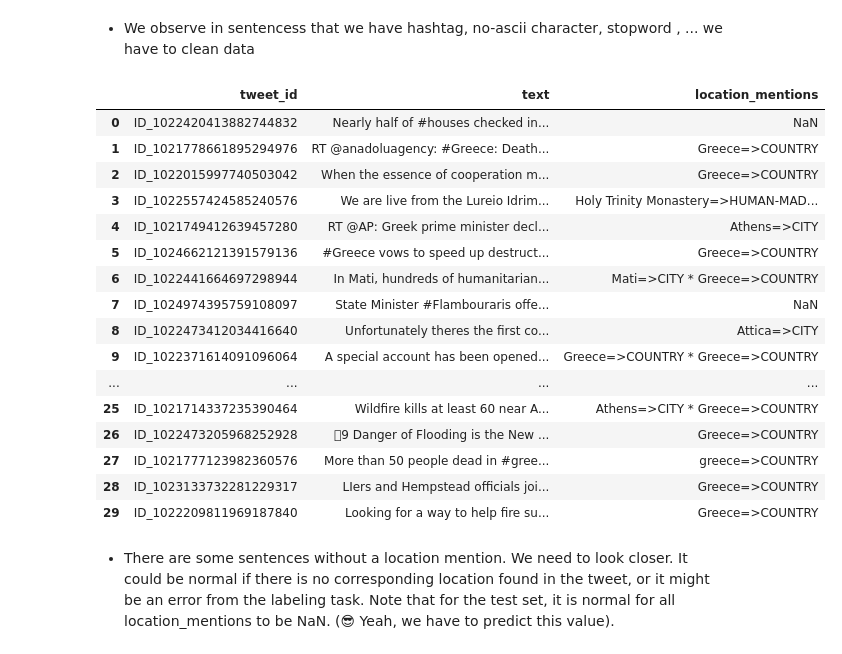
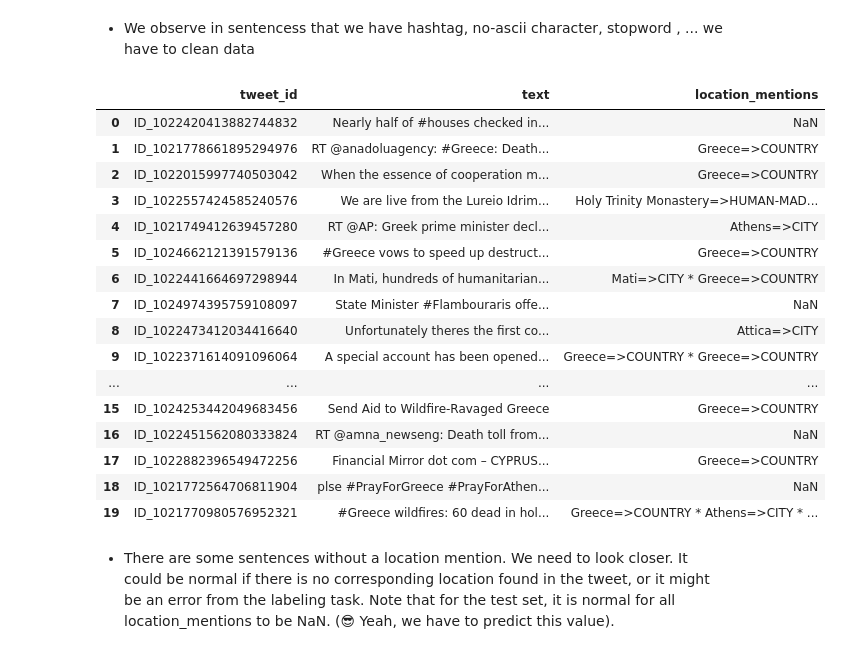
Before and after one commit to Genereux-akotenou/MSL-Location-Mention-Recognition, a Jupyter notebook: approach_3/transformers_3.ipynb, the cells around one changed output. Saved outputs shown, nothing was run; the diff lists cells and outputs as text; code cells hidden in the pictures.

```diff
--- a/approach_3/transformers_3.ipynb
+++ b/approach_3/transformers_3.ipynb
@@ -29,21 +25,29 @@ Requirement already satisfied: tqdm in /opt/anaconda3/lib/python3.11/site-packag
 # %%
 # general utils
+import werpy
 import numpy as np
 import pandas as pd
+import seaborn as sns
 import stanza, os, sys
+import matplotlib.pyplot as plt
 from sklearn.model_selection import train_test_split
 from sklearn.preprocessing import LabelEncoder
 from sklearn.metrics import accuracy_score
 from simpletransformers.ner import NERModel, NERArgs
-pd.set_option('display.max_colwidth', 1000)
+pd.set_option('display.max_colwidth', 500)
 
 # utils setup
 current_directory = os.getcwd()
 root_directory = os.path.abspath(os.path.join(current_directory, os.pardir))
 sys.path.append(root_directory)
 
+# logging
+import wandb
+os.environ["WANDB_NOTEBOOK_NAME"] = "transformers_3.ipynb"
+
 # custom utils
 from utils.io import Predictions
+from utils.metrics import LMR_Metrics
 from utils.io import LMR_BILOU_Scrapper, LMR_JSON_Scrapper
 from utils.preprocessing import Preprocess
 # %% [markdown]
@@ -100,25 +104,25 @@ DEV   SHAPE:  (2056, 3)
 # %% [markdown]
 - We observe in sentencess that we have hashtag, no-ascii character, stopword , ... we have to clean data
 # %%
-df_train.head(30)
+df_train.head(20)
 # %% [output]
 |  | tweet_id | text | location_mentions |
 | 0 | ID_1022420413882744832 | Nearly half of #houses checked in... | NaN |
 | 1 | ID_1021778661895294976 | RT @anadoluagency: #Greece: Death... | Greece=>COUNTRY |
 | 2 | ID_1022015997740503042 | When the essence of cooperation m... | Greece=>COUNTRY |
 | 3 | ID_1022557424585240576 | We are live from the Lureio Idrim... | Holy Trinity Monastery=>HUMAN-MAD... |
 | 4 | ID_1021749412639457280 | RT @AP: Greek prime minister decl... | Athens=>CITY |
 | 5 | ID_1024662121391579136 | #Greece vows to speed up destruct... | Greece=>COUNTRY |
 | 6 | ID_1022441664697298944 | In Mati, hundreds of humanitarian... | Mati=>CITY * Greece=>COUNTRY |
 | 7 | ID_1024974395759108097 | State Minister #Flambouraris offe... | NaN |
 | 8 | ID_1022473412034416640 | Unfortunately theres the first co... | Attica=>CITY |
 | 9 | ID_1022371614091096064 | A special account has been opened... | Greece=>COUNTRY * Greece=>COUNTRY |
 | ... | ... | ... | ... |
-| 25 | ID_1021714337235390464 | Wildfire kills at least 60 near A... | Athens=>CITY * Greece=>COUNTRY |
-| 26 | ID_1022473205968252928 | ὏9 Danger of Flooding is the New ... | Greece=>COUNTRY |
-| 27 | ID_1021777123982360576 | More than 50 people dead in #gree... | greece=>COUNTRY |
-| 28 | ID_1023133732281229317 | LIers and Hempstead officials joi... | Greece=>COUNTRY |
-| 29 | ID_1022209811969187840 | Looking for a way to help fire su... | Greece=>COUNTRY |
+| 15 | ID_1024253442049683456 | Send Aid to Wildfire-Ravaged Greece | Greece=>COUNTRY |
+| 16 | ID_1022451562080333824 | RT @amna_newseng: Death toll from... | NaN |
+| 17 | ID_1022882396549472256 | Financial Mirror dot com – CYPRUS... | Greece=>COUNTRY |
+| 18 | ID_1021772564706811904 | plse #PrayForGreece #PrayForAthen... | NaN |
+| 19 | ID_1021770980576952321 | #Greece wildfires: 60 dead in hol... | Greece=>COUNTRY * Athens=>CITY * ... |
 # %% [markdown]
 - There are some sentences without a location mention. We need to look closer. It could be normal if there is no corresponding location found in the tweet, or it might be an error from the labeling task. Note that for the test set, it is normal for all location_mentions to be NaN. (😎 Yeah, we have to predict this value).
 # %%
```
Also changed, not shown: parts of 40 cells of this notebook, 21 other files.
